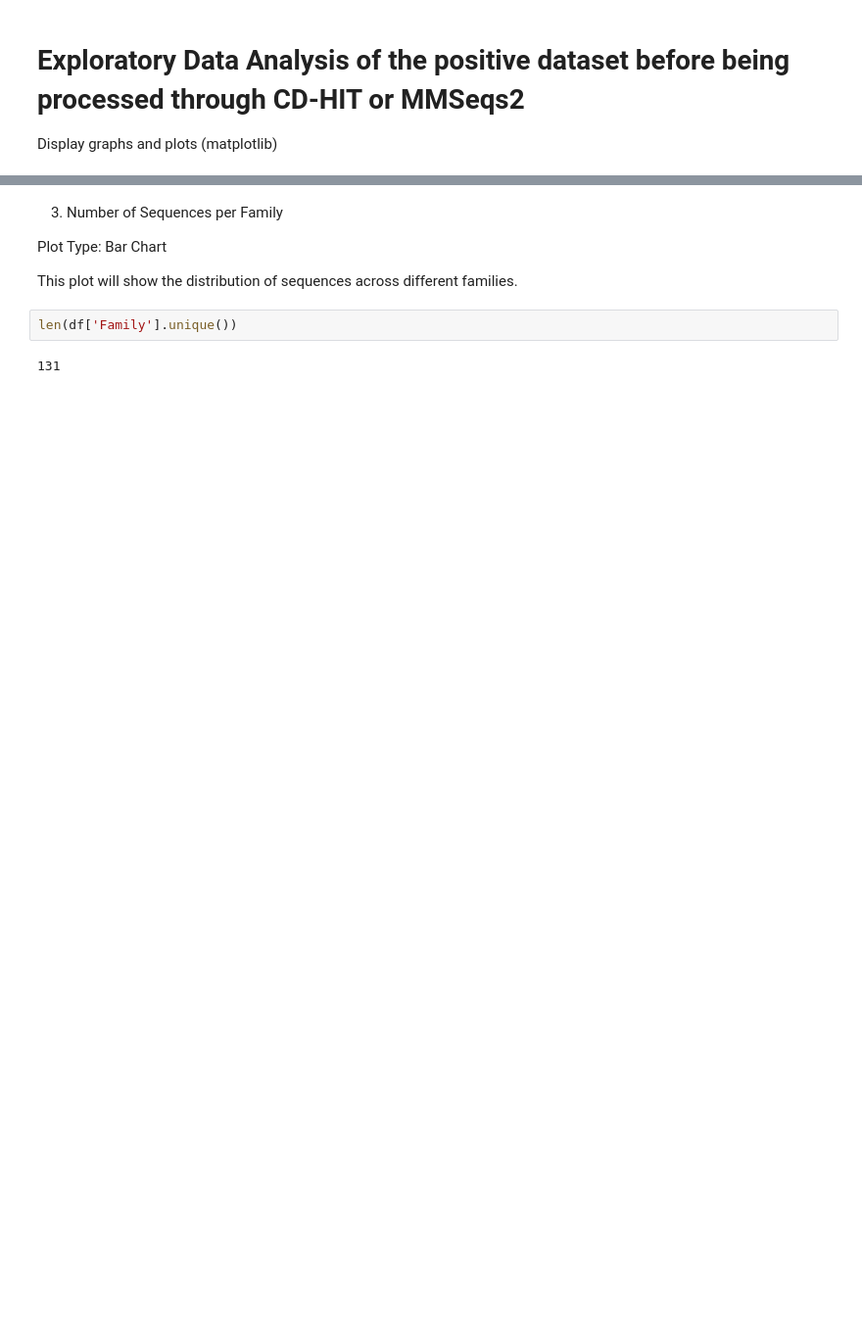
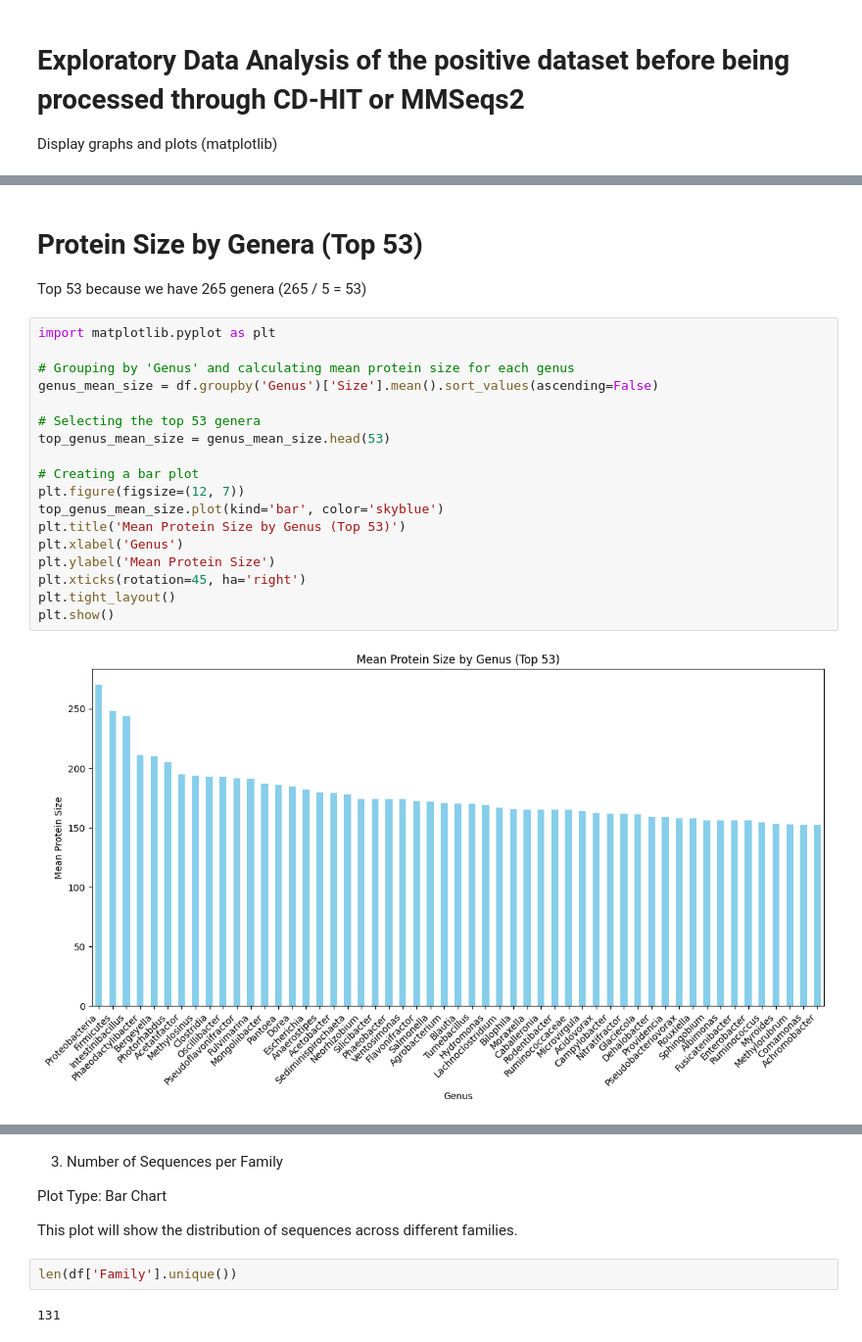
Before and after one commit to ChristianNeitzel/Projeto-Bioinf-PhageAcr, a Jupyter notebook: 3_code_positive_dataset_analysis.ipynb, the cells around one changed output, grey strips where cells are left out. Shown at 98% size. Drawn from its saved outputs; the diff is of its cells as text; blank space fills up the shorter version.

```diff
--- a/3_code_positive_dataset_analysis.ipynb
+++ b/3_code_positive_dataset_analysis.ipynb
@@ -42,0 +86,23 @@ df_genus_incidences = genus_counts.sort_values(by='Genus').reset_index(drop=True
+# %% [markdown]
+# Protein Size by Genera (Top 53)
+Top 53 because we have 265 genera (265 / 5 = 53)
+# %%
+import matplotlib.pyplot as plt
+
+# Grouping by 'Genus' and calculating mean protein size for each genus
+genus_mean_size = df.groupby('Genus')['Size'].mean().sort_values(ascending=False)
+
+# Selecting the top 53 genera
+top_genus_mean_size = genus_mean_size.head(53)
+
+# Creating a bar plot
+plt.figure(figsize=(12, 7))
+top_genus_mean_size.plot(kind='bar', color='skyblue')
+plt.title('Mean Protein Size by Genus (Top 53)')
+plt.xlabel('Genus')
+plt.ylabel('Mean Protein Size')
+plt.xticks(rotation=45, ha='right')
+plt.tight_layout()
+plt.show()
+# %% [output]
+[figure, added]
```
Also changed, not shown: parts of 25 cells of this notebook, 2 other files.
